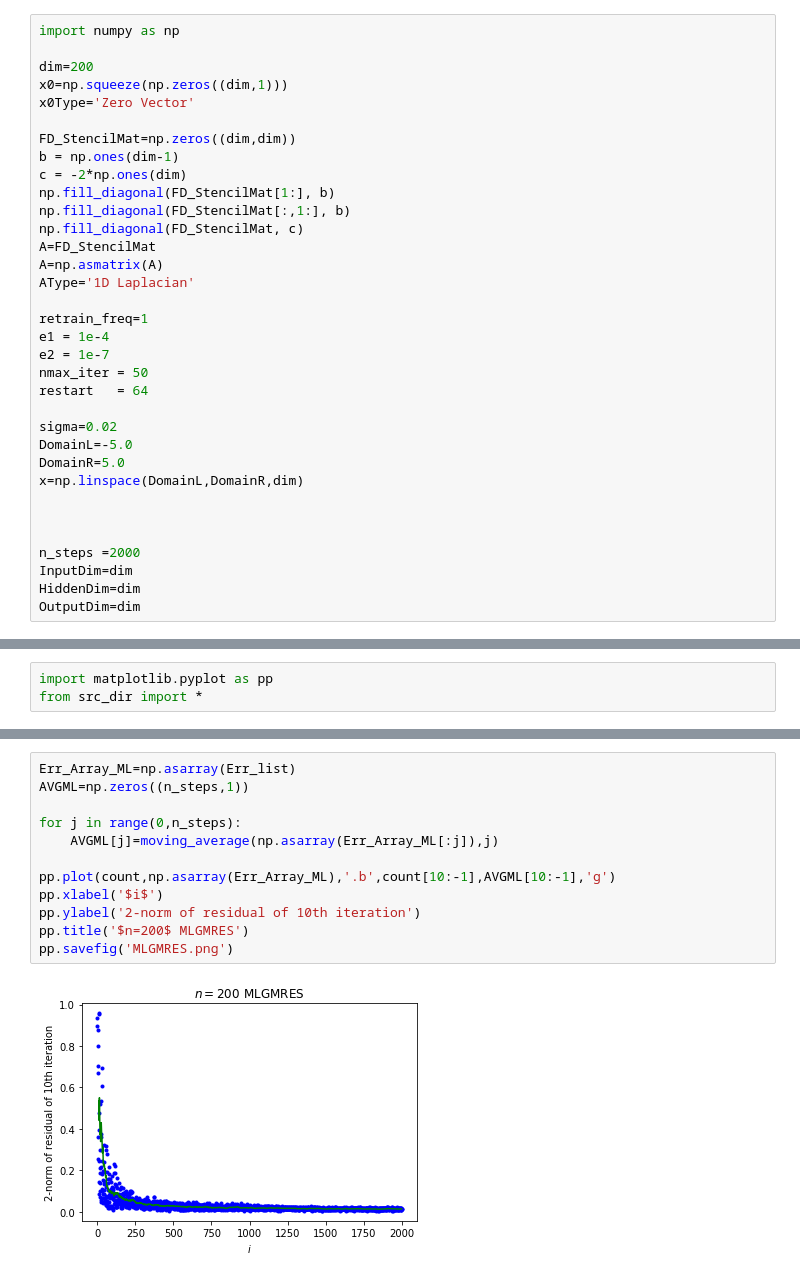
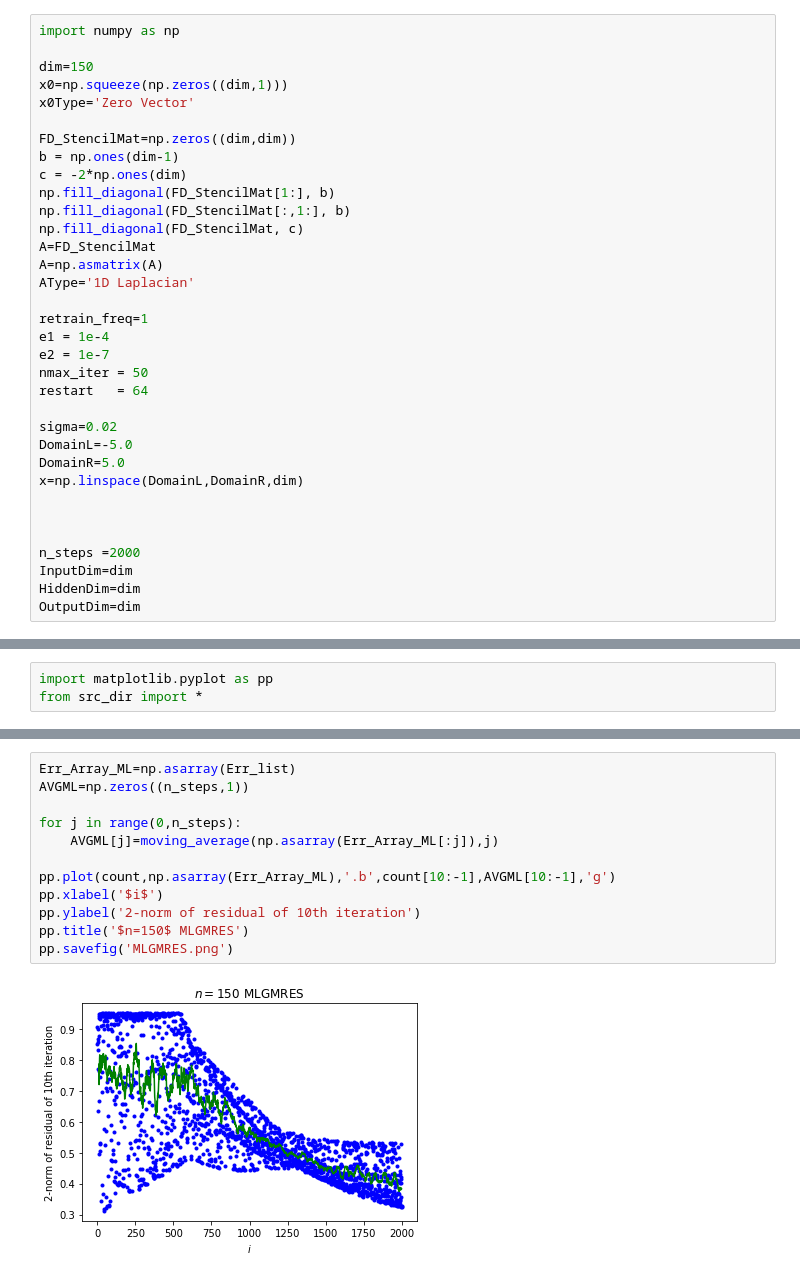
Before and after one commit to ML4FnP/GMRES-Learning, a Jupyter notebook: GPU_SandboxOnline.ipynb, the cells around one changed output, grey strips where cells are left out. Cells and saved outputs as stored; diff of their text form.

```diff
--- a/GPU_SandboxOnline.ipynb
+++ b/GPU_SandboxOnline.ipynb
@@ -31,7 +31,7 @@ git_commit_short_hash = subprocess.check_output(
 # %%
 import numpy as np
 
-dim=200
+dim=150
 x0=np.squeeze(np.zeros((dim,1)))
 x0Type='Zero Vector'
 
@@ -250,17 +250,17 @@ pp.savefig('GMRES.png')
 # %%
 Err_Array_ML=np.asarray(Err_list)
 AVGML=np.zeros((n_steps,1))
 
 for j in range(0,n_steps):
     AVGML[j]=moving_average(np.asarray(Err_Array_ML[:j]),j)
 
 pp.plot(count,np.asarray(Err_Array_ML),'.b',count[10:-1],AVGML[10:-1],'g')
 pp.xlabel('$i$')
 pp.ylabel('2-norm of residual of 10th iteration')
-pp.title('$n=200$ MLGMRES')
+pp.title('$n=150$ MLGMRES')
 pp.savefig('MLGMRES.png')
 # %% [output]
-[figure, old version]
+[figure, new version]
 # %%
 pp.plot(count,Err_Array_ML,'.b',label='MLGMRES error')
 pp.plot(count[10:-1],AVGML[10:-1],'k',label='Average MLGMRES error')
```
Also changed, not shown: parts of 5 cells of this notebook, 50 other files.
